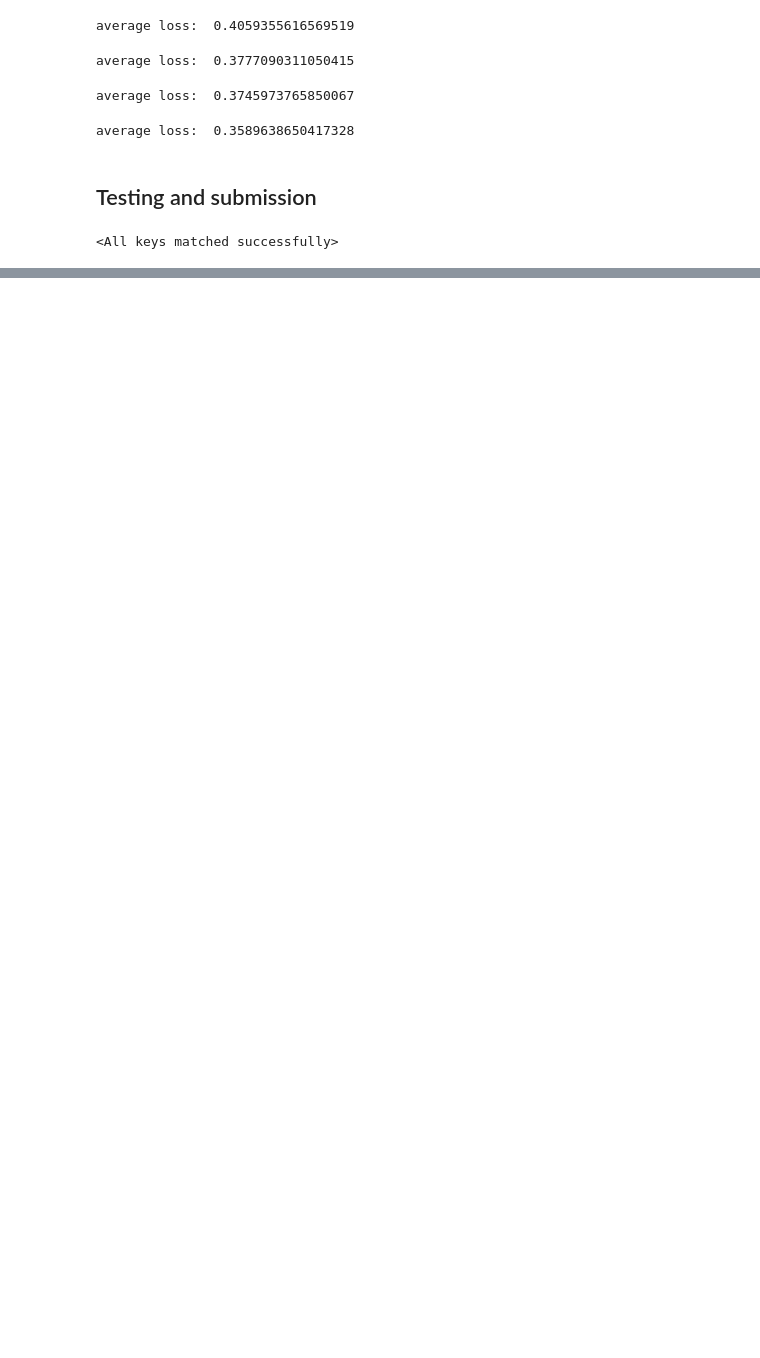
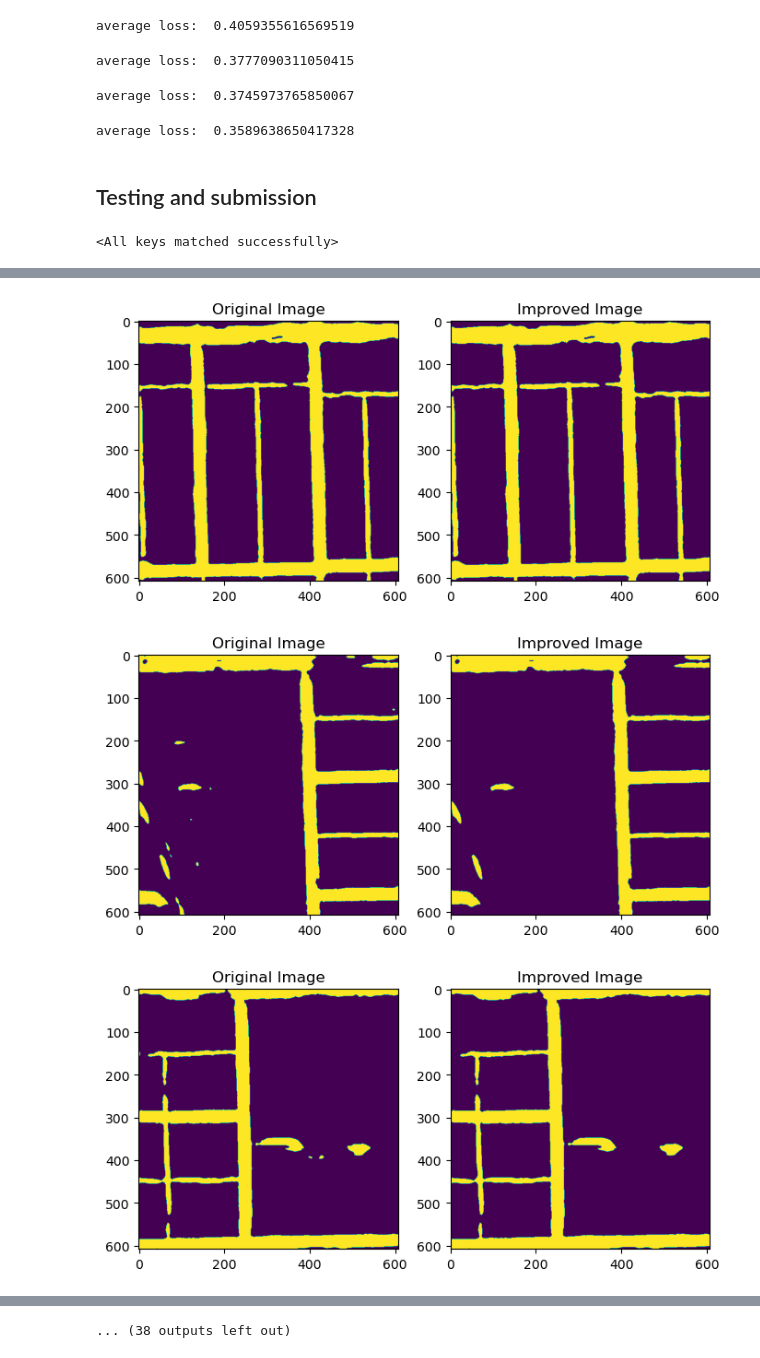
Before and after one commit to CS-433/ml-project-2-libtrip, a Jupyter notebook: training_with_uNet.ipynb, the cells around one changed output, grey strips where cells are left out. Saved outputs shown, nothing was run; the diff lists cells and outputs as text; code cells hidden in the pictures; blank space fills up the shorter version.

```diff
--- a/training_with_uNet.ipynb
+++ b/training_with_uNet.ipynb
@@ -270,0 +214,2 @@ Prediction completed.
+# %%
+image_names = [f for f in os.listdir('improved_preds') if f.endswith(('.png', '.jpg', '.jpeg'))]
@@ -273,0 +224,28 @@ masks_to_submission('submission.csv', *prediction_filnames)
+# %%
+import matplotlib.pyplot as plt
+
+# Plot each pair of images
+for image_file in image_names:
+    # Load the original image from 'predictions' folder
+    predictions_path = os.path.join('predictions/', image_file)
+    original_image = Image.open(predictions_path)
+
+    # Load the improved image from 'improved_preds' folder
+    improved_preds_path = os.path.join('improved_preds/', image_file)
+    improved_image = Image.open(improved_preds_path)
+
+    # Plot the images side by side
+    plt.figure(figsize=(8, 4))
+    plt.subplot(1, 2, 1)
+    plt.imshow(original_image)
+    plt.title('Original Image')
+
+    plt.subplot(1, 2, 2)
+    plt.imshow(improved_image)
+    plt.title('Improved Image')
+
+    plt.show()
+# %% [output]
+[figure, added]
+[figure, added]
+[figure, added]
@@ -273,0 +261 @@ masks_to_submission('submission.csv', *prediction_filnames)
+... (38 outputs left out)
```
Also changed, not shown: parts of 10 cells of this notebook, 2 other files.
